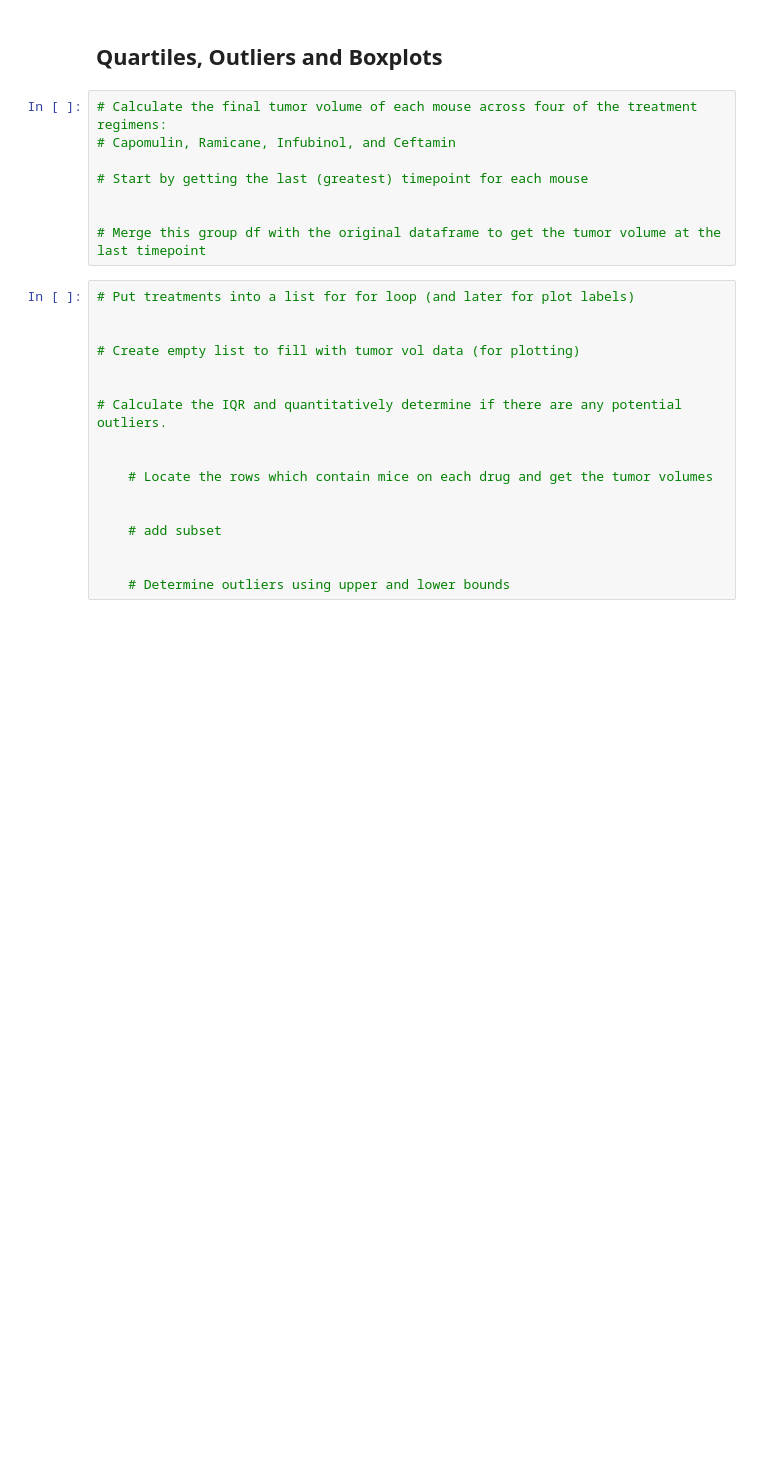
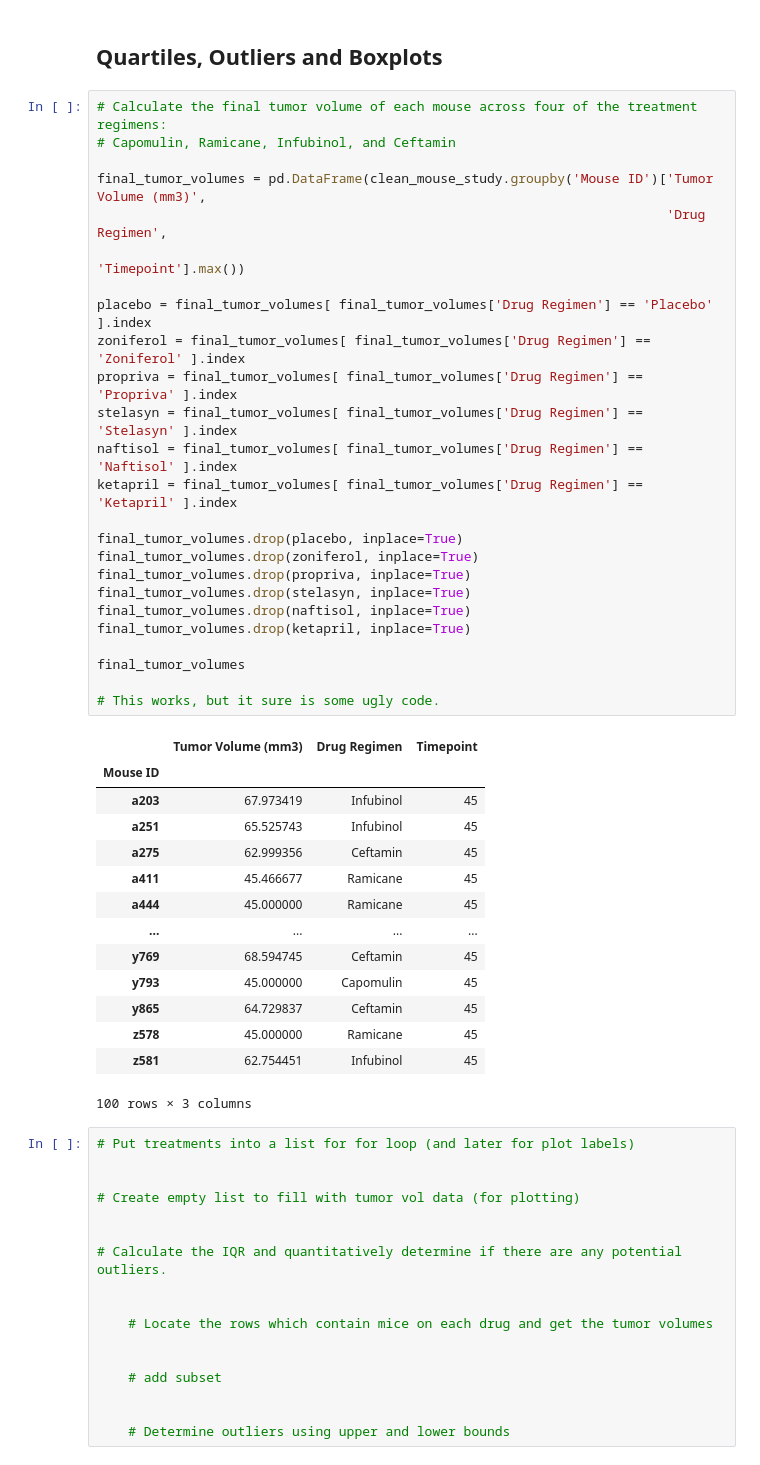
Before and after one commit to eggsnbacon97/matplotlib-challenge, a Jupyter notebook: Pymaceuticals.ipynb, the cells around one changed output. Drawn from its saved outputs; the diff is of its cells as text; blank space fills up the shorter version.

Commit message:
Generated data set on first QOB question set

```diff
--- a/Pymaceuticals.ipynb
+++ b/Pymaceuticals.ipynb
@@ -204,14 +204,46 @@ plt.show()
 [figure]
 # %% [markdown]
 ## Quartiles, Outliers and Boxplots
-# %%
-# Calculate the final tumor volume of each mouse across four of the treatment regimens:
-# Capomulin, Ramicane, Infubinol, and Ceftamin
-
-# Start by getting the last (greatest) timepoint for each mouse
-
-
-# Merge this group df with the original dataframe to get the tumor volume at the last timepoint
+# %%
+# Calculate the final tumor volume of each mouse across four of the treatment regimens:
+# Capomulin, Ramicane, Infubinol, and Ceftamin
+
+final_tumor_volumes = pd.DataFrame(clean_mouse_study.groupby('Mouse ID')['Tumor Volume (mm3)',
+                                                                         'Drug Regimen',
+                                                                         'Timepoint'].max())
+
+placebo = final_tumor_volumes[ final_tumor_volumes['Drug Regimen'] == 'Placebo' ].index
+zoniferol = final_tumor_volumes[ final_tumor_volumes['Drug Regimen'] == 'Zoniferol' ].index
+propriva = final_tumor_volumes[ final_tumor_volumes['Drug Regimen'] == 'Propriva' ].index
+stelasyn = final_tumor_volumes[ final_tumor_volumes['Drug Regimen'] == 'Stelasyn' ].index
+naftisol = final_tumor_volumes[ final_tumor_volumes['Drug Regimen'] == 'Naftisol' ].index
+ketapril = final_tumor_volumes[ final_tumor_volumes['Drug Regimen'] == 'Ketapril' ].index
+
+final_tumor_volumes.drop(placebo, inplace=True)
+final_tumor_volumes.drop(zoniferol, inplace=True)
+final_tumor_volumes.drop(propriva, inplace=True)
+final_tumor_volumes.drop(stelasyn, inplace=True)
+final_tumor_volumes.drop(naftisol, inplace=True)
+final_tumor_volumes.drop(ketapril, inplace=True)
+
+final_tumor_volumes
+
+# This works, but it sure is some ugly code.
+# %% [output]
+|  | Tumor Volume (mm3) | Drug Regimen | Timepoint |
+| Mouse ID |  |  |  |
+| a203 | 67.973419 | Infubinol | 45 |
+| a251 | 65.525743 | Infubinol | 45 |
+| a275 | 62.999356 | Ceftamin | 45 |
+| a411 | 45.466677 | Ramicane | 45 |
+| a444 | 45.000000 | Ramicane | 45 |
+| ... | ... | ... | ... |
+| y769 | 68.594745 | Ceftamin | 45 |
+| y793 | 45.000000 | Capomulin | 45 |
+| y865 | 64.729837 | Ceftamin | 45 |
+| z578 | 45.000000 | Ramicane | 45 |
+| z581 | 62.754451 | Infubinol | 45 |
+100 rows × 3 columns
 # %%
 # Put treatments into a list for for loop (and later for plot labels)
 
```
